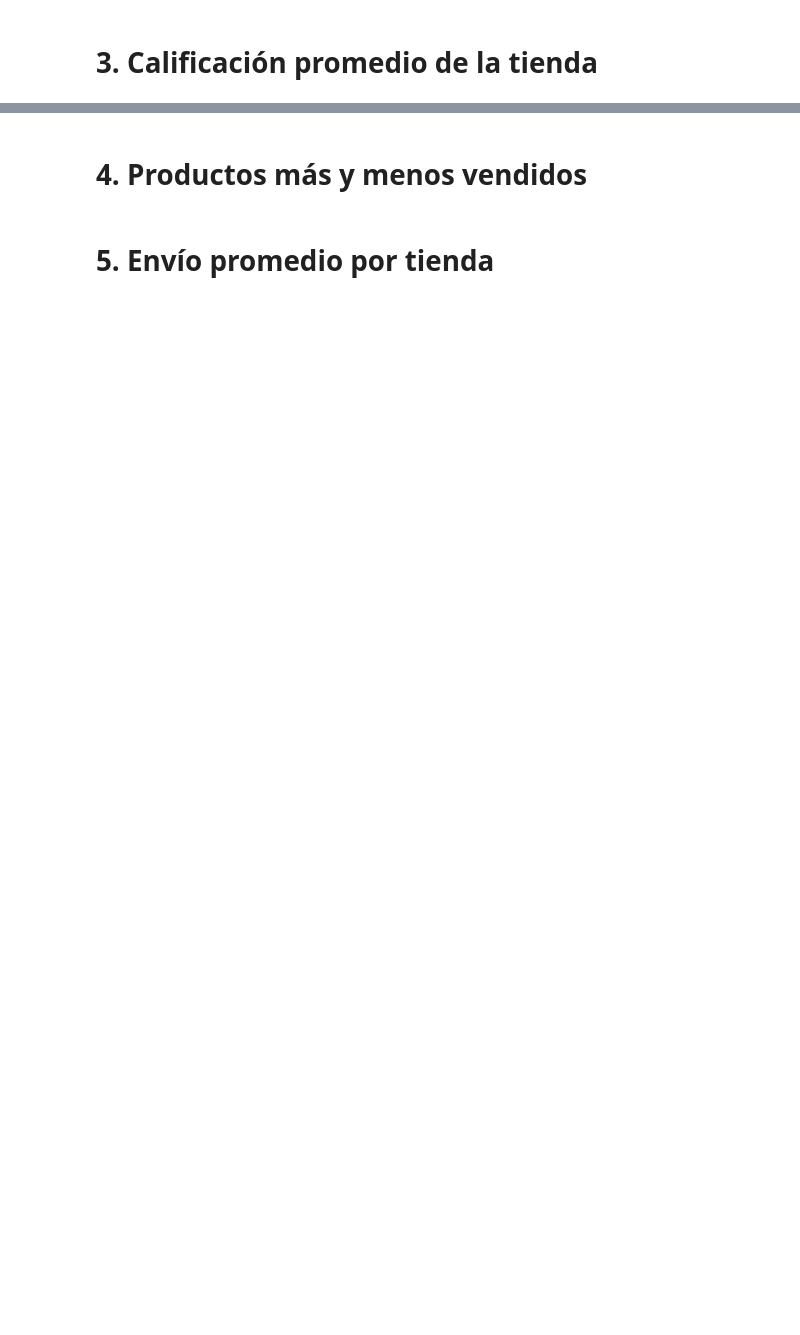
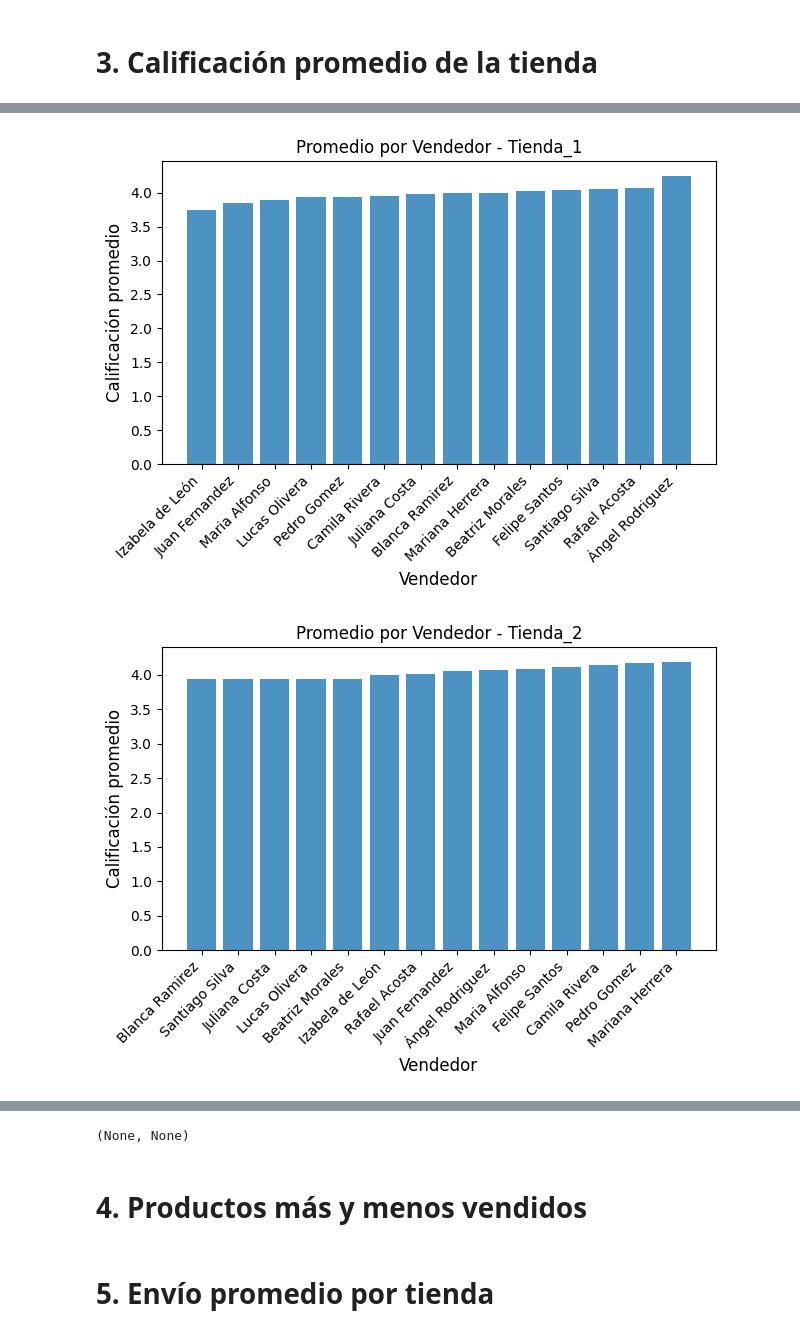
Before and after one commit to JoshDevx/An-lisis-de-Rendimiento---Alura-Store-, a Jupyter notebook: AluraStoreLatam.ipynb, the cells around one changed output, grey strips where cells are left out. Drawn from its saved outputs; the diff is of its cells as text; code cells hidden in the pictures; blank space fills up the shorter version.

```diff
--- a/AluraStoreLatam.ipynb
+++ b/AluraStoreLatam.ipynb
@@ -83,0 +137,26 @@ plt.show()
+# %%
+import matplotlib.pyplot as plt
+def promedio_calificacion_tienda(tienda):
+  datos_tienda = datos_completos[datos_completos['ID_Tienda'] == tienda]
+  promedio_calificacion_tienda_vendedor = datos_tienda.groupby('Vendedor')['Calificación'].mean()
+  promedio_calificacion_tienda_vendedor_ordenado = promedio_calificacion_tienda_vendedor.sort_values()
+  #Obtenemos el ID de tienda para el eje X
+  vendedor = promedio_calificacion_tienda_vendedor_ordenado.index
+  #Obtenemos el valor de promedio para el eje Y
+  valores = promedio_calificacion_tienda_vendedor_ordenado.values
+  plt.bar(vendedor,
+          valores,
+          #Transparencia a las barras (0 a 1)
+          alpha =0.8)
+  plt.title(f'Promedio por Vendedor - {tienda}', fontsize=12)
+  plt.xlabel('Vendedor', fontsize=12)
+  plt.ylabel('Calificación promedio',fontsize=12)
+  plt.xticks(rotation=45, ha='right', fontsize=10) # Rotar 45 grados, alinear a la derecha y ajustar el tamaño de la fuente
+  plt.tight_layout()
+  plt.show()
+# %%
+promedio_calificacion_tienda('Tienda_1'), promedio_calificacion_tienda('Tienda_2'),
+promedio_calificacion_tienda('Tienda_3'), promedio_calificacion_tienda('Tienda_4')
+# %% [output]
+[figure, added]
+[figure, added]
@@ -84,3 +165,4 @@ plt.show()
+(None, None)
 # %% [markdown]
 # 4. Productos más y menos vendidos
 # %% [markdown]
```
Also changed, not shown: parts of 4 cells of this notebook.
